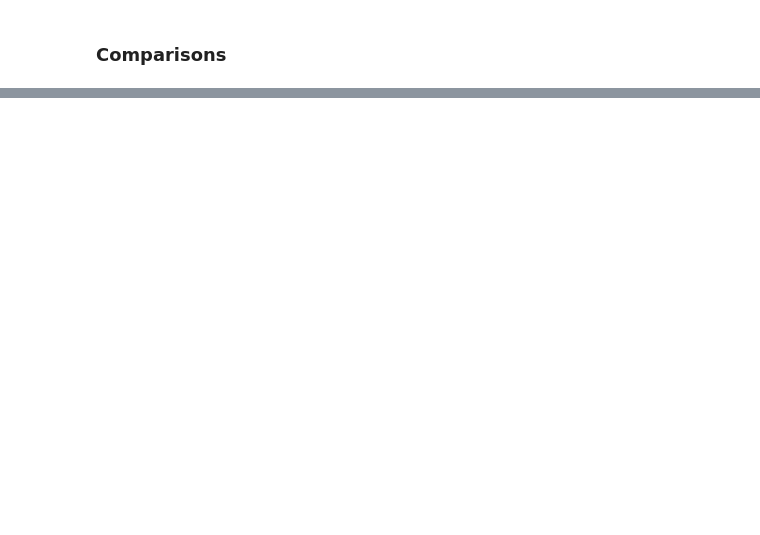
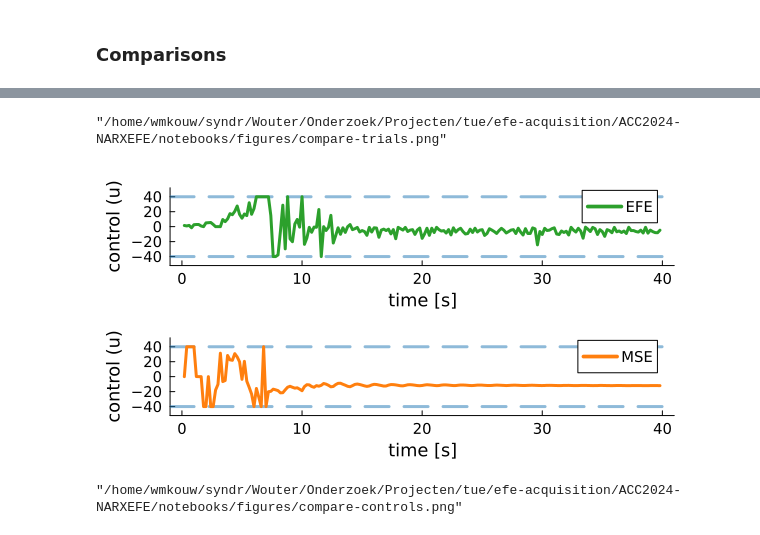
Before and after one commit to biaslab/LCSS2024-NARXEFE, a Jupyter notebook: notebooks/NARX-EFE spendulum.ipynb, the cells around one changed output, grey strips where cells are left out. Cells and saved outputs as stored; diff of their text form; code cells hidden in the pictures; blank space fills up the shorter version.

```diff
--- a/notebooks/NARX-EFE spendulum.ipynb
+++ b/notebooks/NARX-EFE spendulum.ipynb
@@ -380,3 +332,23 @@ gif(anim, "figures/NARX-MSE-1Pendulum-planning.gif", fps=24)
+# %%
+savefig("figures/compare-trials.png")
+# %% [output]
+"/home/wmkouw/syndr/Wouter/Onderzoek/Projecten/tue/efe-acquisition/ACC2024-NARXEFE/notebooks/figures/compare-trials.png"
+# %%
+p1 = hline([sys_ulims[1]], color=palette(:tab10)[1], linestyle=:dash, alpha=0.5)
+hline!([sys_ulims[2]], color=palette(:tab10)[1], linestyle=:dash, alpha=0.5)
+plot!(tsteps[2:end], u_MSE[2:end-T], linewidth=3, color=palette(:tab10)[2], label="MSE", ylims=sys_ulims.*1.3, xlabel="time [s]", ylabel="control (u)", guidefontsize=12, legendfontsize=10, tickfontsize=10)
+
+p2 = hline([sys_ulims[1]], color=palette(:tab10)[1], linestyle=:dash, alpha=0.5)
+hline!([sys_ulims[2]], color=palette(:tab10)[1], linestyle=:dash, alpha=0.5)
+plot!(tsteps[2:end], u_EFE[2:end-T], linewidth=3, color=palette(:tab10)[3], label="EFE", ylims=sys_ulims.*1.3, xlabel="time [s]", ylabel="control (u)", guidefontsize=12, legendfontsize=10, tickfontsize=10)
+
+plot(p2,p1, layout=grid(2,1, heights=[.5, .5]), size=(600,300), margin=10Plots.pt)
+# %% [output]
+[figure, added]
+# %%
+savefig("figures/compare-controls.png")
+# %% [output]
+"/home/wmkouw/syndr/Wouter/Onderzoek/Projecten/tue/efe-acquisition/ACC2024-NARXEFE/notebooks/figures/compare-controls.png"
 # %%
 println("Final sum of eigenvalues of Σ_θ for MSE = $final_dSθ_MSE")
 println("Final sum of eigenvalues of Σ_θ for EFE = $final_dSθ_EFE")
```
Also changed, not shown: parts of 28 cells of this notebook, 15 other files.
